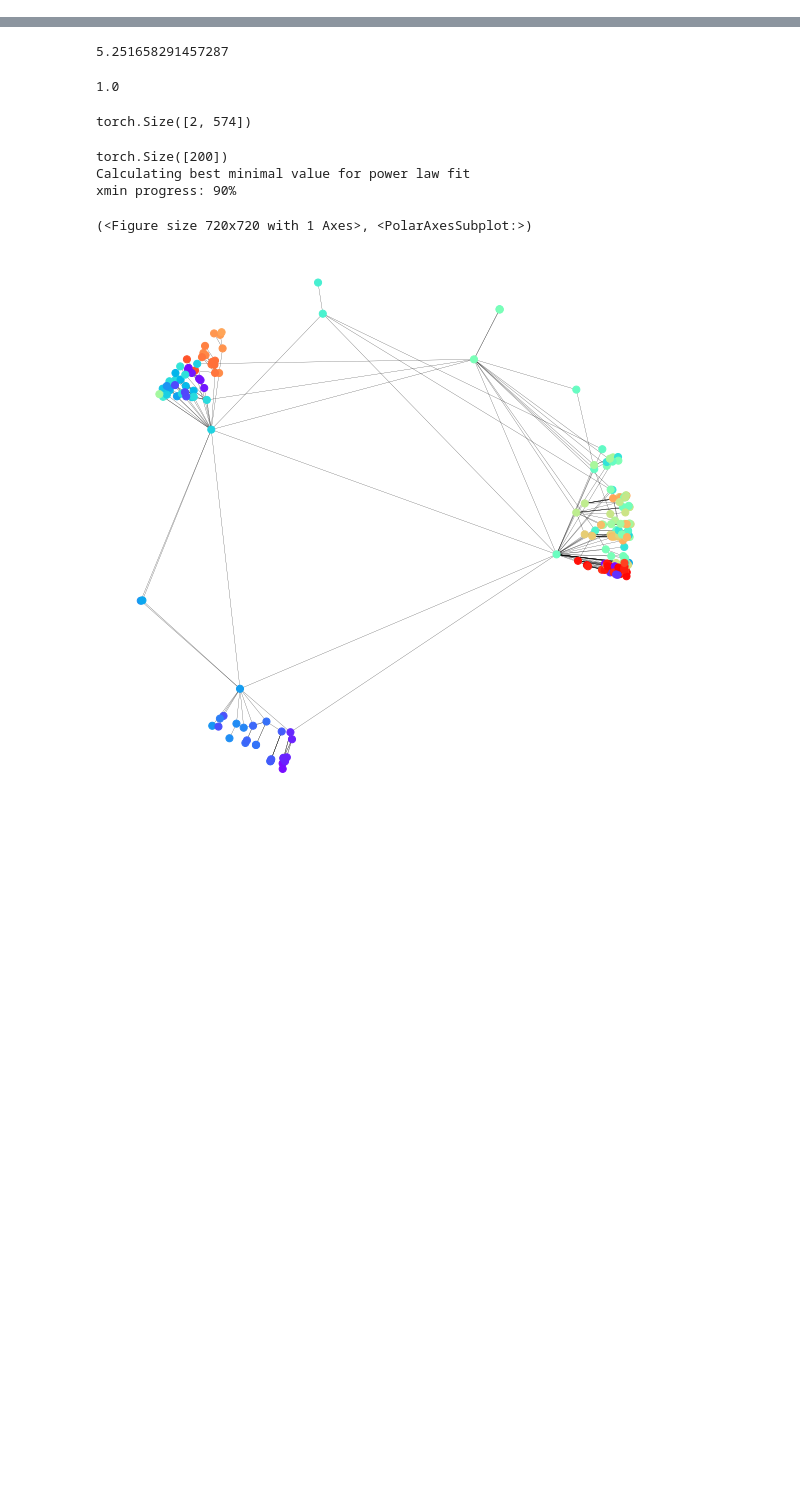
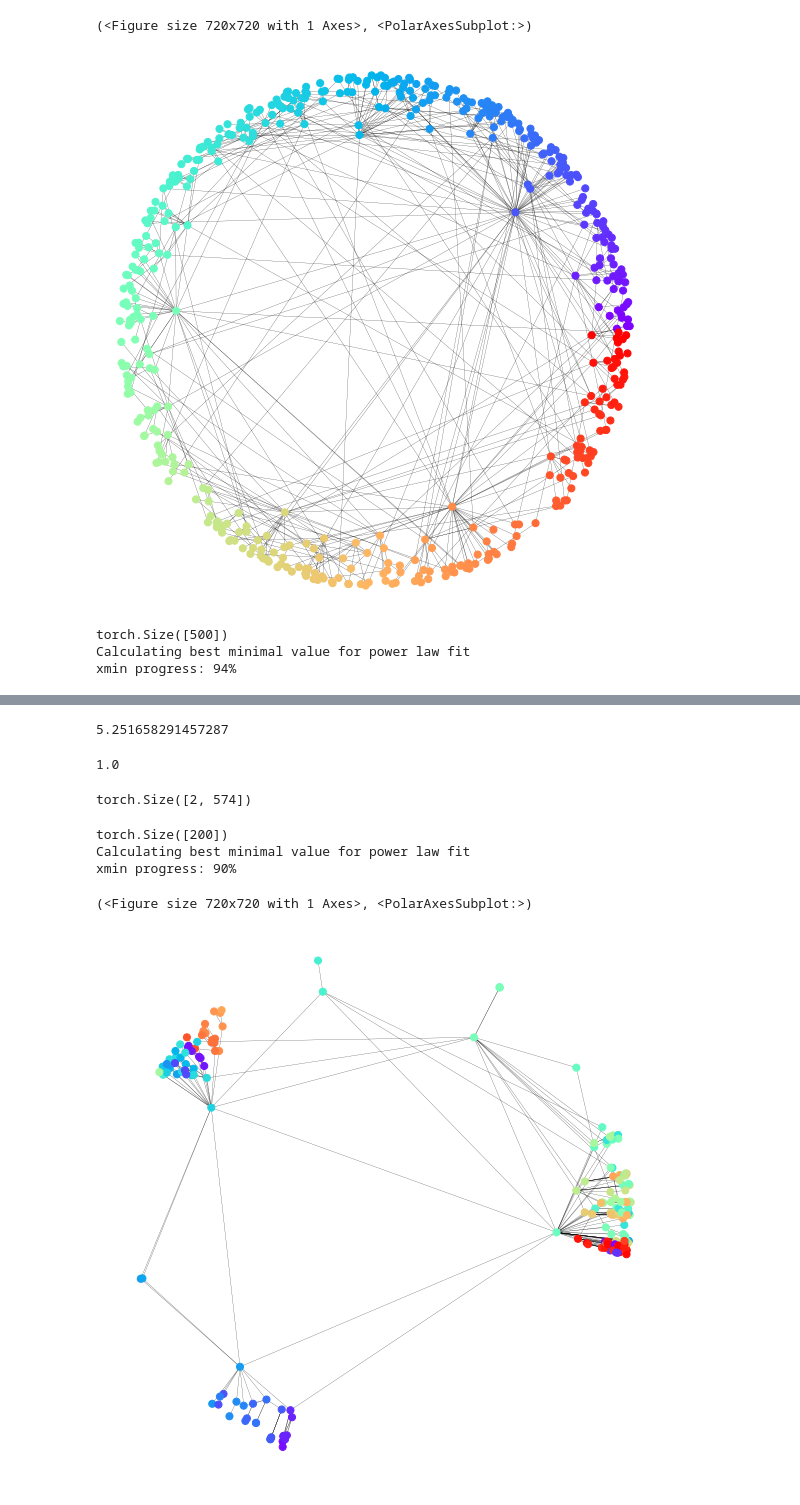
Before and after one commit to martinfama/LPGNN, a Jupyter notebook: Trees_and_pruning.ipynb, the cells around one changed output, grey strips where cells are left out. Saved outputs shown, nothing was run; the diff lists cells and outputs as text; code cells hidden in the pictures; blank space fills up the shorter version.

Commit message:
Implementing network pruning to tree

```diff
--- a/Trees_and_pruning.ipynb
+++ b/Trees_and_pruning.ipynb
@@ -51,0 +60,10 @@ xmin progress: 92%
+# %%
+PS_nx = nx.Graph(pyg.utils.to_networkx(PS))
+for u,v in PS_nx.edges():
+    PS_nx[u][v]['weight'] = 1/(list(nx.adamic_adar_index(PS_nx, [(u,v)]))[0][2]+0.1)
+PS_nx_tree = nx.minimum_spanning_tree(PS_nx)
+# %%
+for u,v,d in PS_nx.edges(data=True):
+    if not (u,v) in PS_nx_tree.edges() and np.random.uniform() < 0.1:
+        print('A ', end='')
+        PS_nx_tree.add_edge(u,v,weight=d['weight'])
@@ -51,0 +72,5 @@ xmin progress: 92%
+# %%
+#PS_nx_tree.number_of_edges(), PS_nx.number_of_edges()
+PS_tree = PS.clone()
+PS_tree.edge_index = th.tensor(nx.to_numpy_array(PS_nx_tree).nonzero()).long()
+print(PS_tree.edge_index.shape)
@@ -56,0 +84,11 @@ LPGNN.popularity_similarity.drawPSNetwork(PS, polar_projection=True, with_labels
+# %%
+LPGNN.popularity_similarity.drawPSNetwork(PS_tree, polar_projection=True, with_labels=False, figsize=(10,10))
+# %% [output]
+(<Figure size 720x720 with 1 Axes>, <PolarAxesSubplot:>)
+[figure, added]
+# %%
+PS_tree_labne = LPGNN.labne.generateLaBNE(PS_tree)
+# %% [output]
+torch.Size([500])
+Calculating best minimal value for power law fit
+xmin progress: 94%
```
Also changed, not shown: parts of 12 cells of this notebook, 4 other files.
